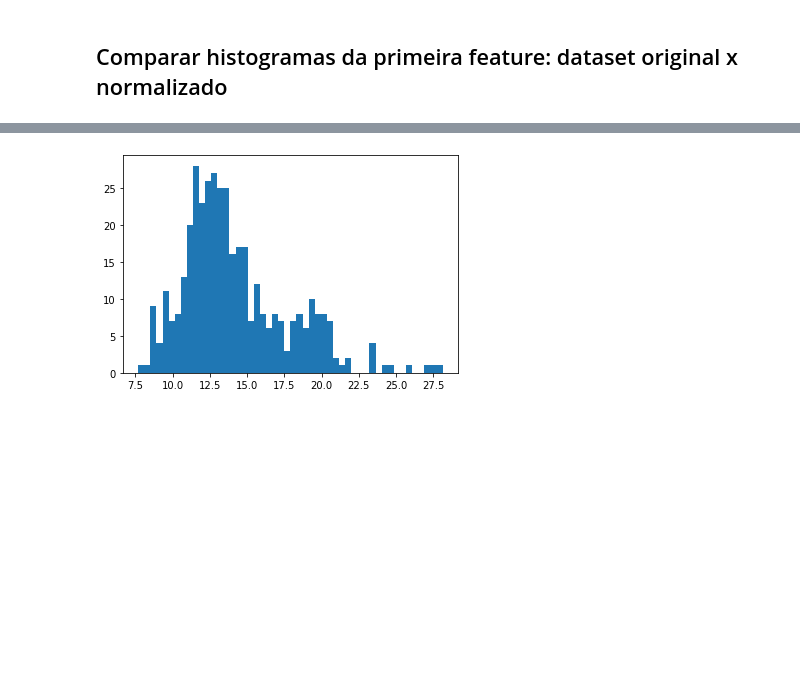
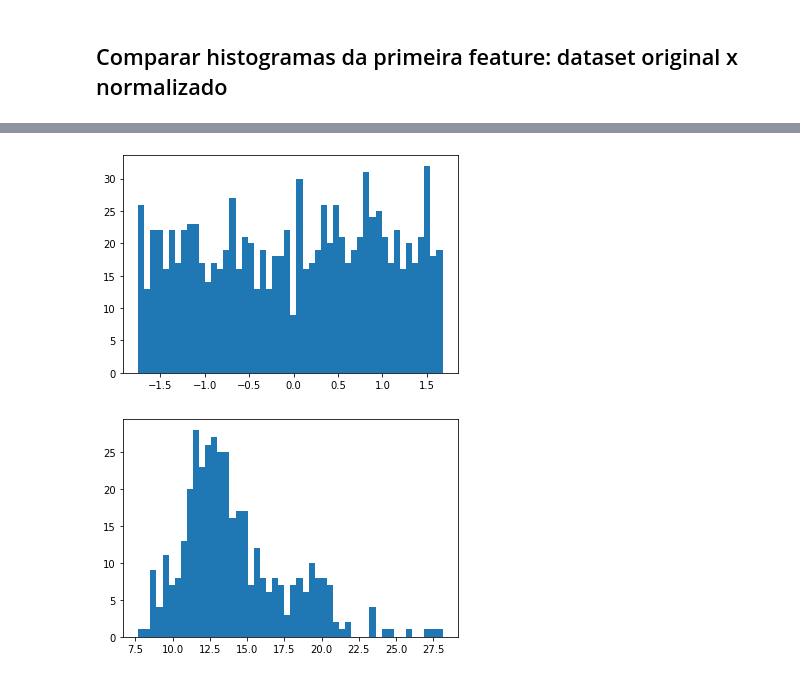
Before and after one commit to InsightLab/imersao-ciencia-de-dados, a Jupyter notebook: 2019/06-Tecnicas_para_Melhoria_de_Resultados/1-Escalonamento_de_Features.ipynb, the cells around one changed output, grey strips where cells are left out. Drawn from its saved outputs; the diff is of its cells as text; code cells hidden in the pictures; blank space fills up the shorter version.

```diff
--- a/2019/06-Tecnicas_para_Melhoria_de_Resultados/Escalonamento_de_Features.ipynb
+++ b/2019/06-Tecnicas_para_Melhoria_de_Resultados/1-Escalonamento_de_Features.ipynb
@@ -100,3 +112,9 @@ Name: 0, dtype: float64
+# %%
+sc_std = preprocessing.StandardScaler()
+x_std = sc_std.fit_transform(x_)
+plt.hist(x_std, bins=50);
+# %% [output]
+[figure, added]
 # %%
 idx = 0
 plt.hist(X_train[:, idx], bins=50);
```
Also changed, not shown: parts of 4 cells of this notebook, 10 other files.
